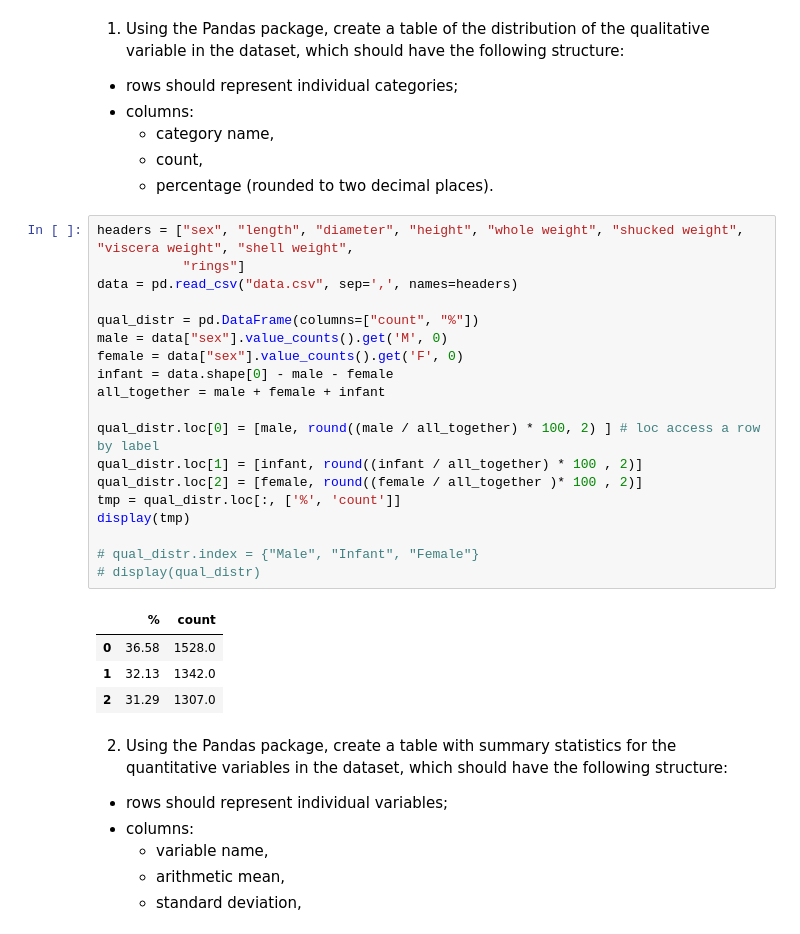
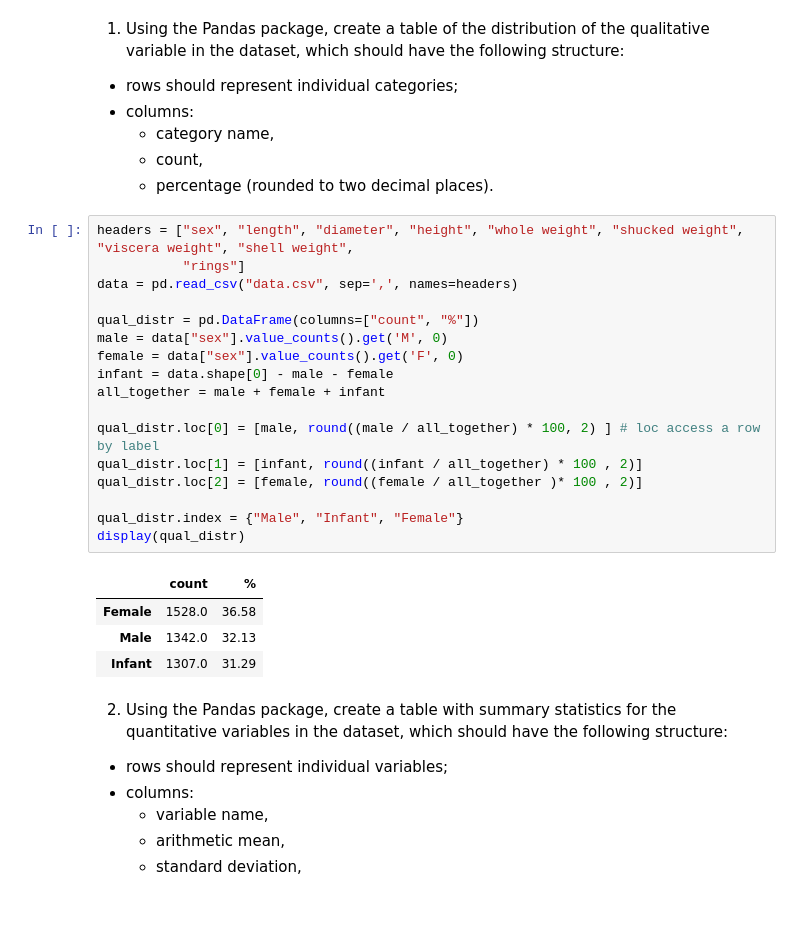
Before and after one commit to wzyndul/programming_in_python, a Jupyter notebook: assignment1/analysis.ipynb, the cells around one changed output. Cells and saved outputs as stored; diff of their text form.

```diff
--- a/assignment1/analysis.ipynb
+++ b/assignment1/analysis.ipynb
@@ -12,27 +12,25 @@ import matplotlib.pyplot as plt
 # %%
 headers = ["sex", "length", "diameter", "height", "whole weight", "shucked weight", "viscera weight", "shell weight",
            "rings"]
 data = pd.read_csv("data.csv", sep=',', names=headers)
 
 qual_distr = pd.DataFrame(columns=["count", "%"])
 male = data["sex"].value_counts().get('M', 0)
 female = data["sex"].value_counts().get('F', 0)
 infant = data.shape[0] - male - female
 all_together = male + female + infant
 
 qual_distr.loc[0] = [male, round((male / all_together) * 100, 2) ] # loc access a row by label
 qual_distr.loc[1] = [infant, round((infant / all_together) * 100 , 2)]
 qual_distr.loc[2] = [female, round((female / all_together )* 100 , 2)]
-tmp = qual_distr.loc[:, ['%', 'count']]
-display(tmp)
 
-# qual_distr.index = {"Male", "Infant", "Female"}
-# display(qual_distr)
+qual_distr.index = {"Male", "Infant", "Female"}
+display(qual_distr)
 # %% [output]
-|  | % | count |
-| 0 | 36.58 | 1528.0 |
-| 1 | 32.13 | 1342.0 |
-| 2 | 31.29 | 1307.0 |
+|  | count | % |
+| Female | 1528.0 | 36.58 |
+| Male | 1342.0 | 32.13 |
+| Infant | 1307.0 | 31.29 |
 # %% [markdown]
 2. Using the Pandas package, create a table with summary statistics for the quantitative variables in the dataset, which should have the following structure:
 - rows should represent individual variables;
```
Also changed, not shown: parts of 7 cells of this notebook.
